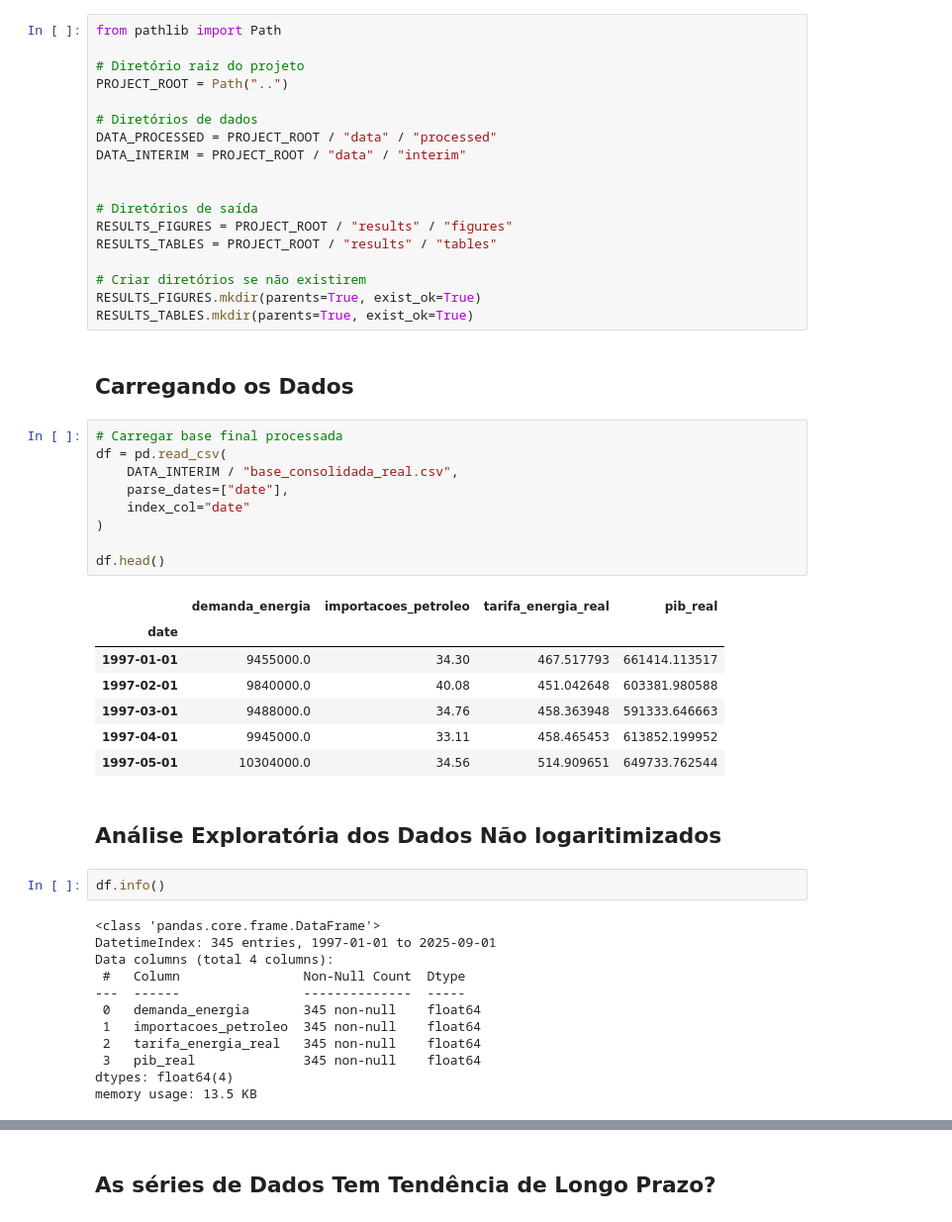
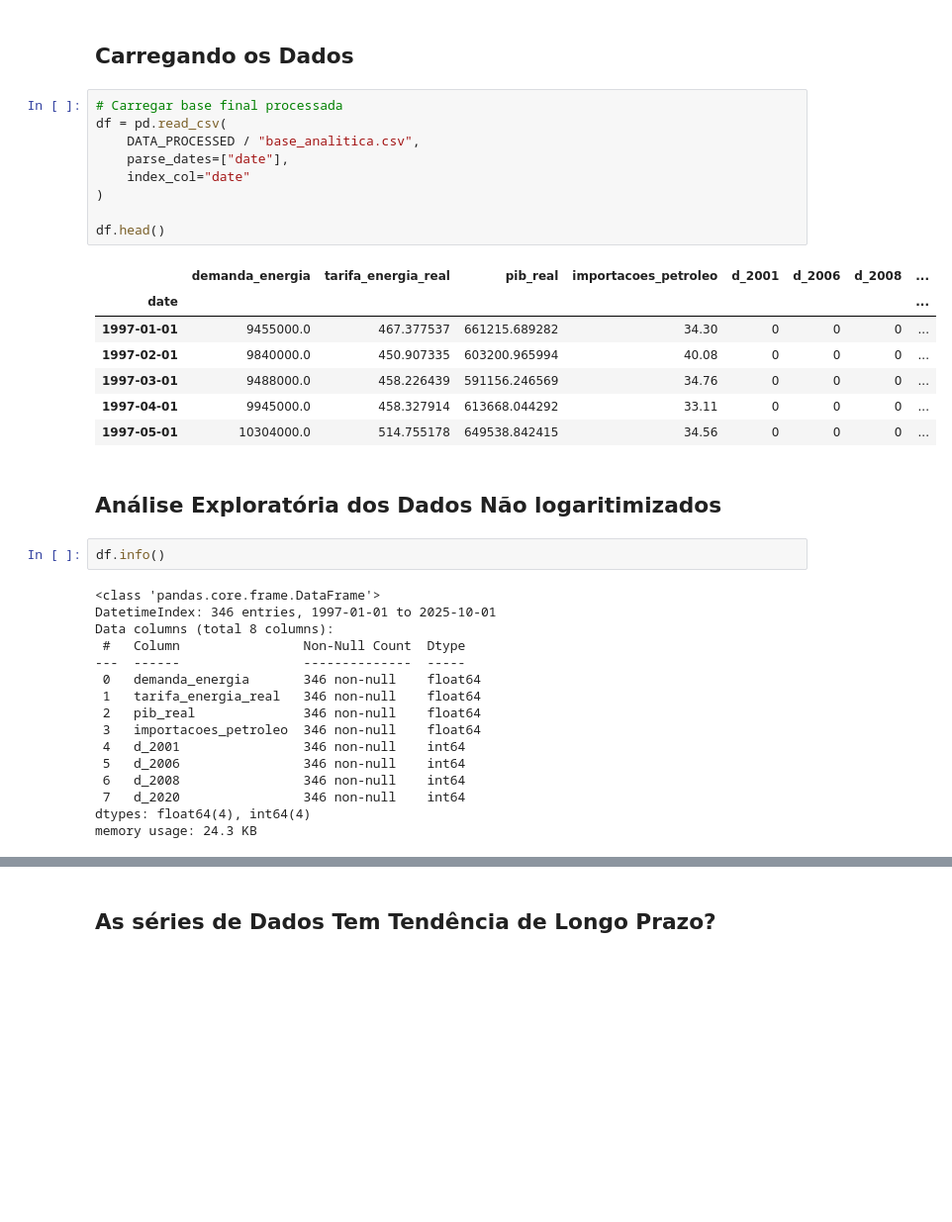
Before and after one commit to AlmyrGodoy/energy_demand_brazil, a Jupyter notebook: notebooks/01_eda.ipynb, the cells around one changed output, grey strips where cells are left out. Shown at 99% size. Drawn from its saved outputs; the diff is of its cells as text; blank space fills up the shorter version.

```diff
--- a/notebooks/01_eda.ipynb
+++ b/notebooks/01_eda.ipynb
@@ -31,59 +37,45 @@ plt.style.use("seaborn-v0_8-whitegrid")
 plt.rcParams["figure.figsize"] = (12, 6)
 # %% [markdown]
 ### Definição de PATH (Engenharia)
-# %%
-from pathlib import Path
-
-# Diretório raiz do projeto
-PROJECT_ROOT = Path("..")
-
-# Diretórios de dados
-DATA_PROCESSED = PROJECT_ROOT / "data" / "processed"
-DATA_INTERIM = PROJECT_ROOT / "data" / "interim"
-
-
-# Diretórios de saída
-RESULTS_FIGURES = PROJECT_ROOT / "results" / "figures"
-RESULTS_TABLES = PROJECT_ROOT / "results" / "tables"
-
-# Criar diretórios se não existirem
-RESULTS_FIGURES.mkdir(parents=True, exist_ok=True)
-RESULTS_TABLES.mkdir(parents=True, exist_ok=True)
 # %% [markdown]
 ## Carregando os Dados
 # %%
 # Carregar base final processada
 df = pd.read_csv(
-    DATA_INTERIM / "base_consolidada_real.csv",
+    DATA_PROCESSED / "base_analitica.csv",
     parse_dates=["date"],
     index_col="date"
 )
 
 df.head()
 # %% [output]
-|  | demanda_energia | importacoes_petroleo | tarifa_energia_real | pib_real |
-| date |  |  |  |  |
-| 1997-01-01 | 9455000.0 | 34.30 | 467.517793 | 661414.113517 |
-| 1997-02-01 | 9840000.0 | 40.08 | 451.042648 | 603381.980588 |
-| 1997-03-01 | 9488000.0 | 34.76 | 458.363948 | 591333.646663 |
-| 1997-04-01 | 9945000.0 | 33.11 | 458.465453 | 613852.199952 |
-| 1997-05-01 | 10304000.0 | 34.56 | 514.909651 | 649733.762544 |
+|  | demanda_energia | tarifa_energia_real | pib_real | importacoes_petroleo | d_2001 | d_2006 | d_2008 | ... |
+| date |  |  |  |  |  |  |  | ... |
+| 1997-01-01 | 9455000.0 | 467.377537 | 661215.689282 | 34.30 | 0 | 0 | 0 | ... |
+| 1997-02-01 | 9840000.0 | 450.907335 | 603200.965994 | 40.08 | 0 | 0 | 0 | ... |
+| 1997-03-01 | 9488000.0 | 458.226439 | 591156.246569 | 34.76 | 0 | 0 | 0 | ... |
+| 1997-04-01 | 9945000.0 | 458.327914 | 613668.044292 | 33.11 | 0 | 0 | 0 | ... |
+| 1997-05-01 | 10304000.0 | 514.755178 | 649538.842415 | 34.56 | 0 | 0 | 0 | ... |
 # %% [markdown]
 ## Análise Exploratória dos Dados Não logaritimizados
 # %%
 df.info()
 # %% [output]
 <class 'pandas.core.frame.DataFrame'>
-DatetimeIndex: 345 entries, 1997-01-01 to 2025-09-01
-Data columns (total 4 columns):
+DatetimeIndex: 346 entries, 1997-01-01 to 2025-10-01
+Data columns (total 8 columns):
  #   Column                Non-Null Count  Dtype
 ---  ------                --------------  -----
- 0   demanda_energia       345 non-null    float64
- 1   importacoes_petroleo  345 non-null    float64
- 2   tarifa_energia_real   345 non-null    float64
- 3   pib_real              345 non-null    float64
-dtypes: float64(4)
-memory usage: 13.5 KB
+ 0   demanda_energia       346 non-null    float64
+ 1   tarifa_energia_real   346 non-null    float64
+ 2   pib_real              346 non-null    float64
+ 3   importacoes_petroleo  346 non-null    float64
+ 4   d_2001                346 non-null    int64
+ 5   d_2006                346 non-null    int64
+ 6   d_2008                346 non-null    int64
+ 7   d_2020                346 non-null    int64
+dtypes: float64(4), int64(4)
+memory usage: 24.3 KB
 # %%
 df.describe().T
 # %% [output]
```
Also changed, not shown: parts of 9 cells of this notebook, 9 other files.
